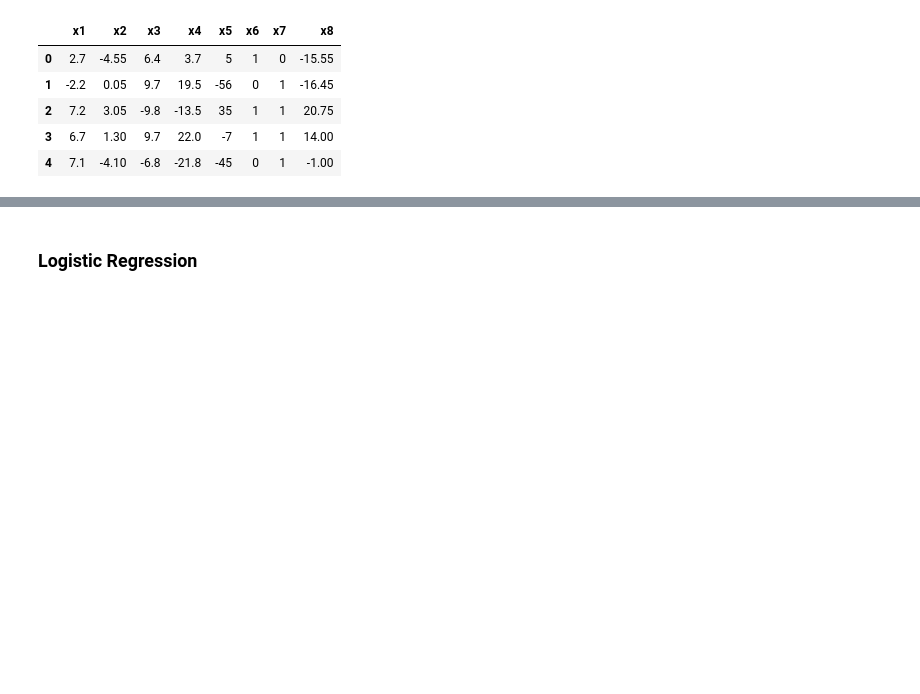
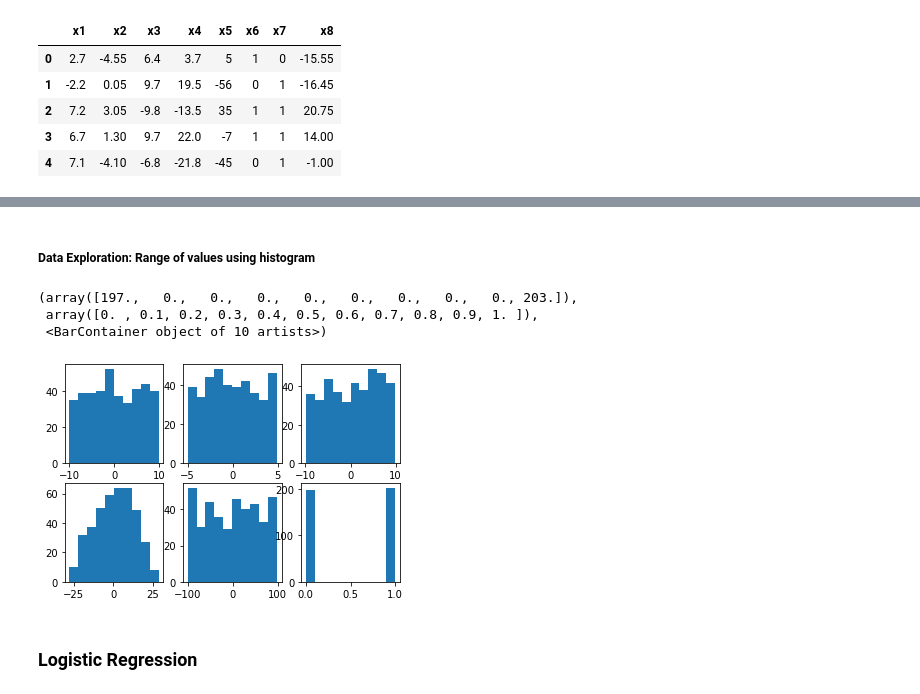
Before and after one commit to ulhaqi12/ml-training, a Jupyter notebook: Task 1.ipynb, the cells around one changed output, grey strips where cells are left out. Drawn from its saved outputs; the diff is of its cells as text; code cells hidden in the pictures; blank space fills up the shorter version.

```diff
--- a/Task 1.ipynb
+++ b/Task 1.ipynb
@@ -48,3 +65,18 @@ from sklearn.decomposition import PCA
+# %% [markdown]
+##### Data Exploration: Range of values using histogram
+# %%
+fig, axs = plt.subplots(2,3)
+axs[0][0].hist(df['x1'])
+axs[0][1].hist(df['x2'])
+axs[0][2].hist(df['x3'])
+axs[1][0].hist(df['x4'])
+axs[1][1].hist(df['x5'])
+axs[1][2].hist(df['x6'])
+# %% [output]
+(array([197.,   0.,   0.,   0.,   0.,   0.,   0.,   0.,   0., 203.]),
+ array([0. , 0.1, 0.2, 0.3, 0.4, 0.5, 0.6, 0.7, 0.8, 0.9, 1. ]),
+ <BarContainer object of 10 artists>)
+[figure, added]
 # %% [markdown]
 ### Logistic Regression
 # %%
```
Also changed, not shown: parts of 23 cells of this notebook.
